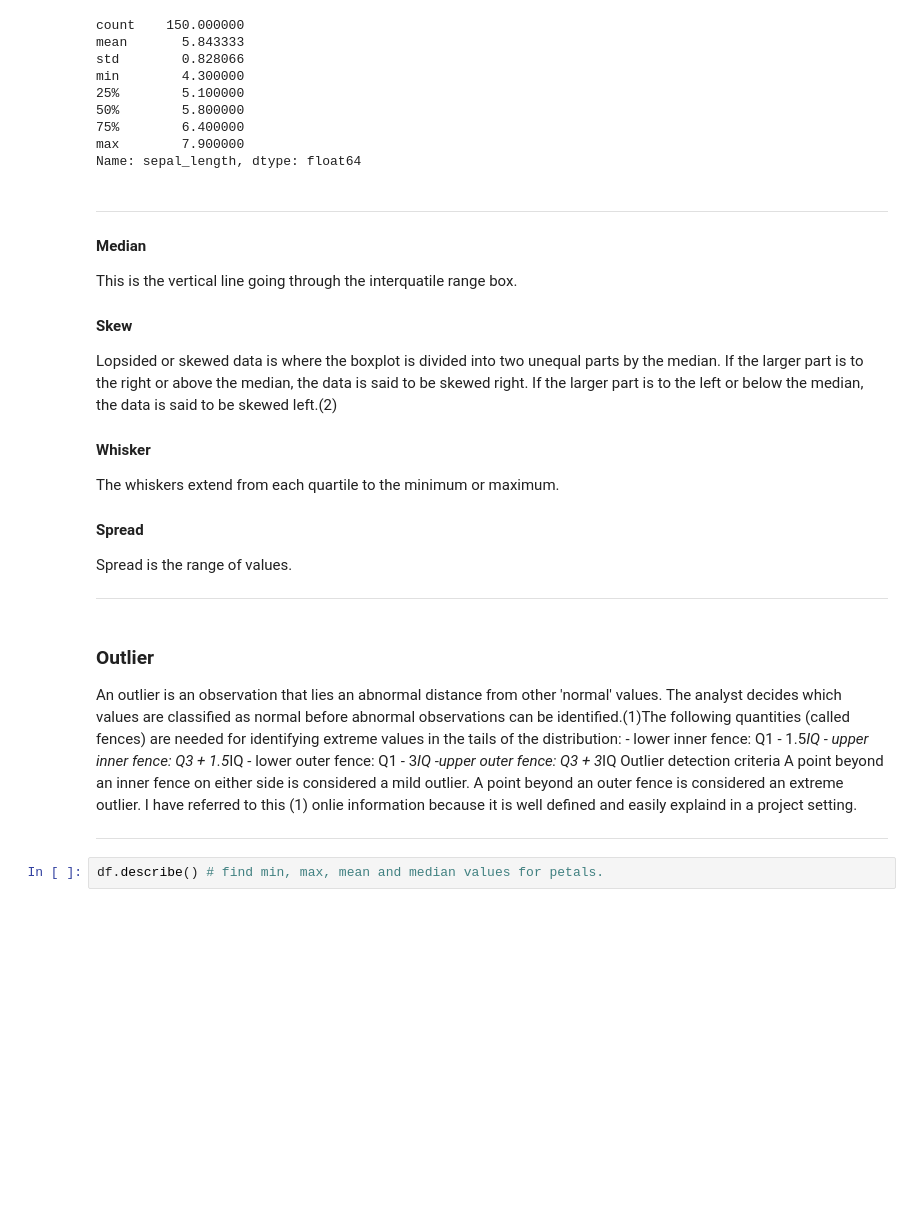
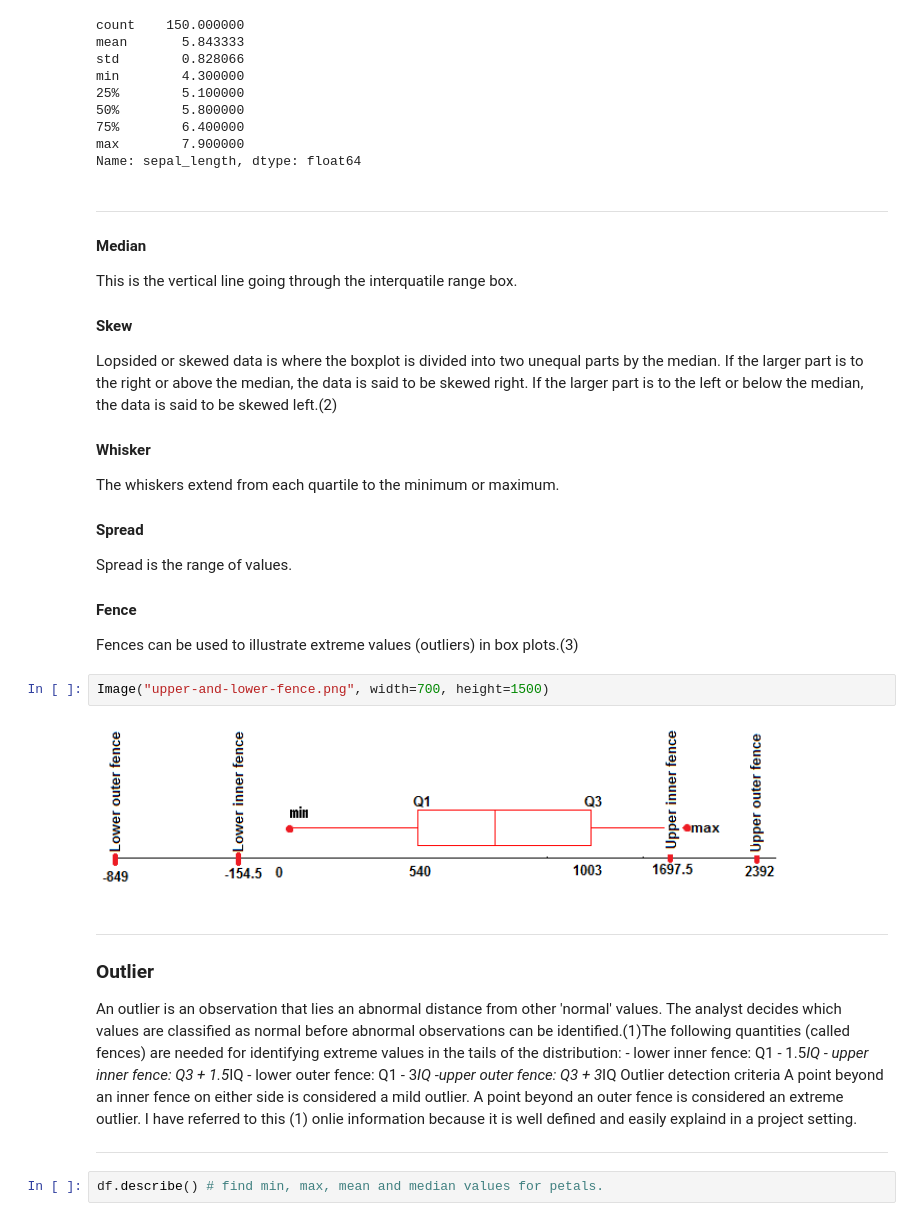
Before and after one commit to eamonnofarrell/Boxplot, a Jupyter notebook: BoxPlot_Project.ipynb, the cells around one changed output. Cells and saved outputs as stored; diff of their text form; blank space fills up the shorter version.

```diff
--- a/BoxPlot_Project.ipynb
+++ b/BoxPlot_Project.ipynb
@@ -78,8 +78,14 @@ The whiskers extend from each quartile to the minimum or maximum.
 #### Spread
 Spread is the range of values.
 
-***
+#### Fence
+Fences can be used to illustrate extreme values (outliers) in box plots.(3)
+# %%
+Image("upper-and-lower-fence.png", width=700, height=1500)
+# %% [output]
+[figure, added]
 # %% [markdown]
+***
 ### Outlier
 
 An outlier is an observation that lies an abnormal distance from other 'normal' values. The analyst decides which values are classified as normal before abnormal observations can be identified.(1)The following quantities (called fences) are needed for identifying extreme values in the tails of the distribution:
```
Also changed, not shown: parts of 24 cells of this notebook.
